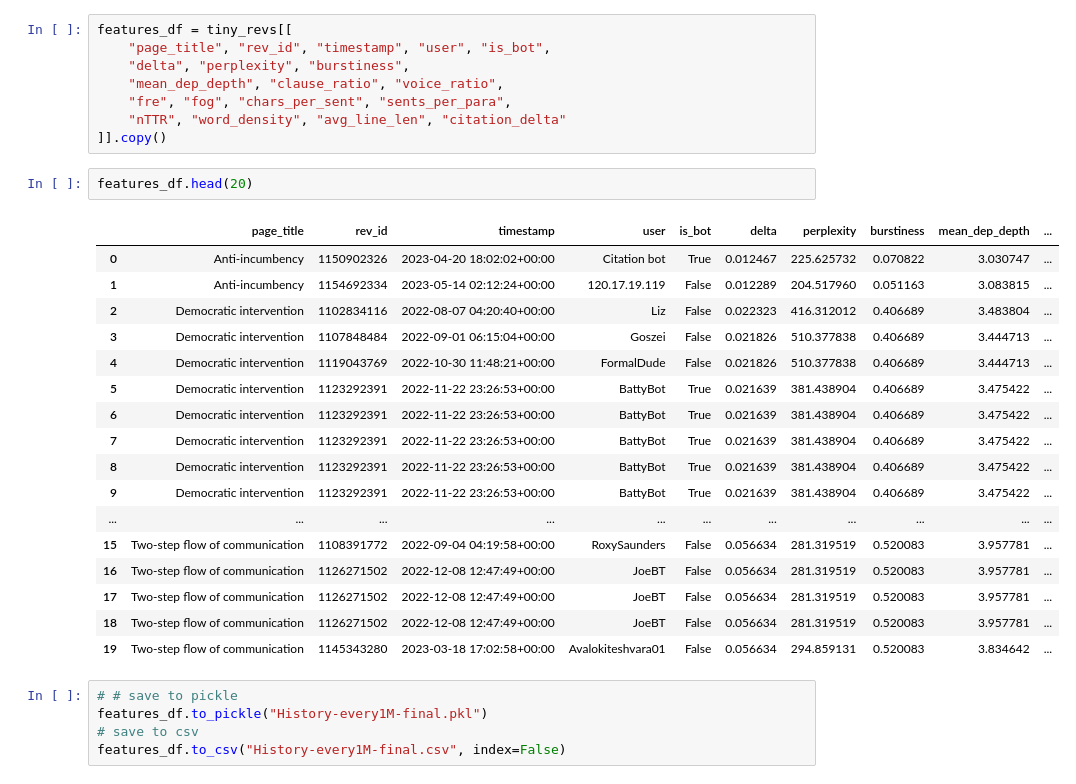
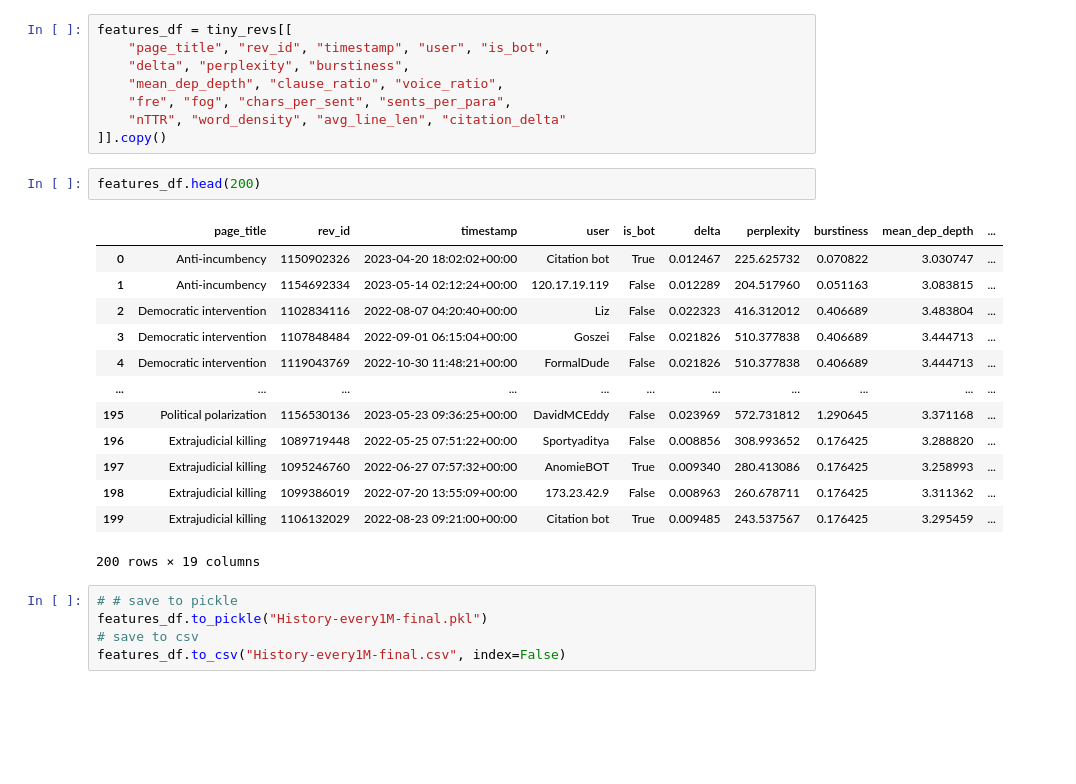
Before and after one commit to LeTartap/WikiMScThesis, a Jupyter notebook: python_code/newPipieline.ipynb, the cells around one changed output. Cells and saved outputs as stored; diff of their text form; blank space fills up the shorter version.

```diff
--- a/python_code/newPipieline.ipynb
+++ b/python_code/newPipieline.ipynb
@@ -613,25 +613,21 @@ features_df = tiny_revs[[
     "nTTR", "word_density", "avg_line_len", "citation_delta"
 ]].copy()
 # %%
-features_df.head(20)
+features_df.head(200)
 # %% [output]
 |  | page_title | rev_id | timestamp | user | is_bot | delta | perplexity | burstiness | mean_dep_depth | ... |
 | 0 | Anti-incumbency | 1150902326 | 2023-04-20 18:02:02+00:00 | Citation bot | True | 0.012467 | 225.625732 | 0.070822 | 3.030747 | ... |
 | 1 | Anti-incumbency | 1154692334 | 2023-05-14 02:12:24+00:00 | 120.17.19.119 | False | 0.012289 | 204.517960 | 0.051163 | 3.083815 | ... |
 | 2 | Democratic intervention | 1102834116 | 2022-08-07 04:20:40+00:00 | Liz | False | 0.022323 | 416.312012 | 0.406689 | 3.483804 | ... |
 | 3 | Democratic intervention | 1107848484 | 2022-09-01 06:15:04+00:00 | Goszei | False | 0.021826 | 510.377838 | 0.406689 | 3.444713 | ... |
 | 4 | Democratic intervention | 1119043769 | 2022-10-30 11:48:21+00:00 | FormalDude | False | 0.021826 | 510.377838 | 0.406689 | 3.444713 | ... |
-| 5 | Democratic intervention | 1123292391 | 2022-11-22 23:26:53+00:00 | BattyBot | True | 0.021639 | 381.438904 | 0.406689 | 3.475422 | ... |
-| 6 | Democratic intervention | 1123292391 | 2022-11-22 23:26:53+00:00 | BattyBot | True | 0.021639 | 381.438904 | 0.406689 | 3.475422 | ... |
-| 7 | Democratic intervention | 1123292391 | 2022-11-22 23:26:53+00:00 | BattyBot | True | 0.021639 | 381.438904 | 0.406689 | 3.475422 | ... |
-| 8 | Democratic intervention | 1123292391 | 2022-11-22 23:26:53+00:00 | BattyBot | True | 0.021639 | 381.438904 | 0.406689 | 3.475422 | ... |
-| 9 | Democratic intervention | 1123292391 | 2022-11-22 23:26:53+00:00 | BattyBot | True | 0.021639 | 381.438904 | 0.406689 | 3.475422 | ... |
 | ... | ... | ... | ... | ... | ... | ... | ... | ... | ... | ... |
-| 15 | Two-step flow of communication | 1108391772 | 2022-09-04 04:19:58+00:00 | RoxySaunders | False | 0.056634 | 281.319519 | 0.520083 | 3.957781 | ... |
-| 16 | Two-step flow of communication | 1126271502 | 2022-12-08 12:47:49+00:00 | JoeBT | False | 0.056634 | 281.319519 | 0.520083 | 3.957781 | ... |
-| 17 | Two-step flow of communication | 1126271502 | 2022-12-08 12:47:49+00:00 | JoeBT | False | 0.056634 | 281.319519 | 0.520083 | 3.957781 | ... |
-| 18 | Two-step flow of communication | 1126271502 | 2022-12-08 12:47:49+00:00 | JoeBT | False | 0.056634 | 281.319519 | 0.520083 | 3.957781 | ... |
-| 19 | Two-step flow of communication | 1145343280 | 2023-03-18 17:02:58+00:00 | Avalokiteshvara01 | False | 0.056634 | 294.859131 | 0.520083 | 3.834642 | ... |
+| 195 | Political polarization | 1156530136 | 2023-05-23 09:36:25+00:00 | DavidMCEddy | False | 0.023969 | 572.731812 | 1.290645 | 3.371168 | ... |
+| 196 | Extrajudicial killing | 1089719448 | 2022-05-25 07:51:22+00:00 | Sportyaditya | False | 0.008856 | 308.993652 | 0.176425 | 3.288820 | ... |
+| 197 | Extrajudicial killing | 1095246760 | 2022-06-27 07:57:32+00:00 | AnomieBOT | True | 0.009340 | 280.413086 | 0.176425 | 3.258993 | ... |
+| 198 | Extrajudicial killing | 1099386019 | 2022-07-20 13:55:09+00:00 | 173.23.42.9 | False | 0.008963 | 260.678711 | 0.176425 | 3.311362 | ... |
+| 199 | Extrajudicial killing | 1106132029 | 2022-08-23 09:21:00+00:00 | Citation bot | True | 0.009485 | 243.537567 | 0.176425 | 3.295459 | ... |
+200 rows × 19 columns
 # %%
 # # save to pickle
 features_df.to_pickle("History-every1M-final.pkl")
```
Also changed, not shown: parts of 1 cell of this notebook.
